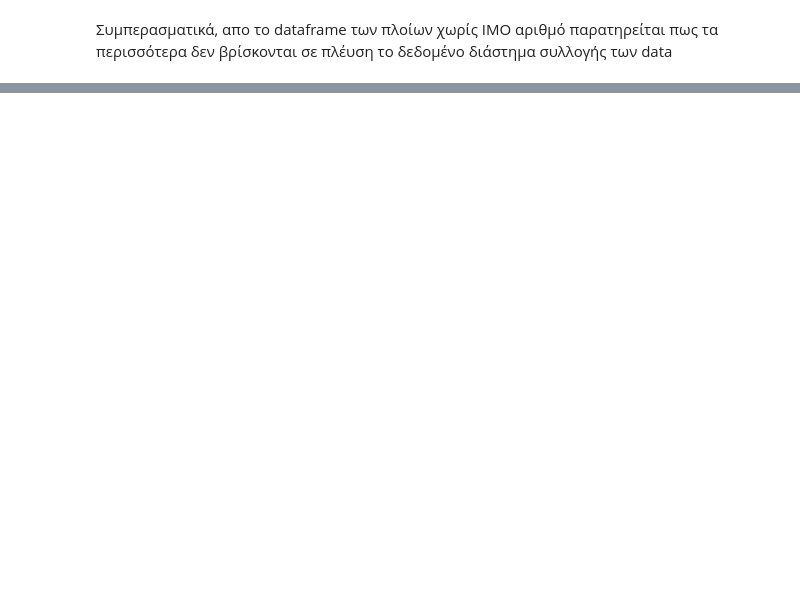
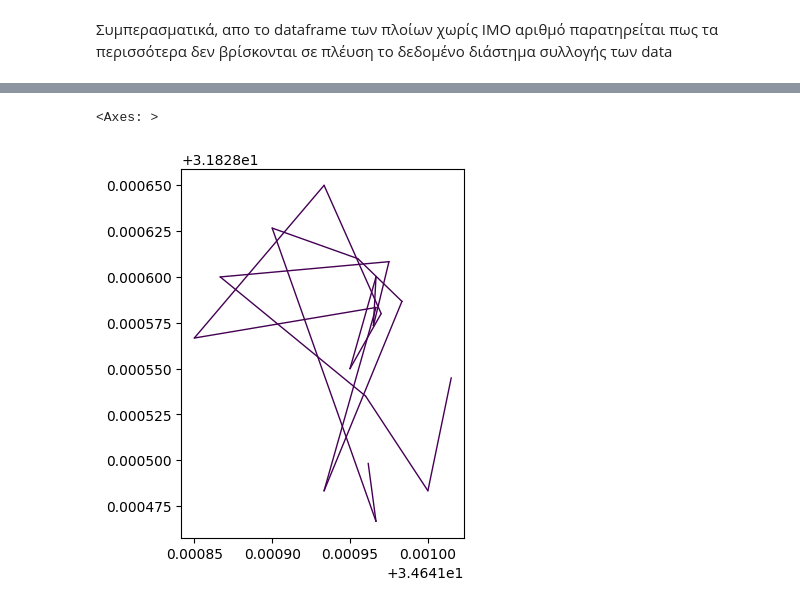
Before and after one commit to HUA-Applied-EFP01/data-analysis-233, a Jupyter notebook: data_analysis.ipynb, the cells around one changed output, grey strips where cells are left out. Drawn from its saved outputs; the diff is of its cells as text; code cells hidden in the pictures; blank space fills up the shorter version.

Commit message:
Tranjectories DEBBIE

```diff
--- a/data_analysis.ipynb
+++ b/data_analysis.ipynb
@@ -398,0 +416,4 @@ fig.show()
+# %%
+# Return a dataframe with only the data we need in order to plot trajectories
+ship_data = geo_raw_ship_data[['time_utc','ShipName','MMSI','geometry']]
+ship_data.head()
@@ -398,0 +427,5 @@ fig.show()
+# %%
+# Get vessel "Debbie" wich has the most records
+ship_name_value="DEBBIE"
+results = ship_data[ship_data["ShipName"] == ship_name_value]
+print(results.head())
@@ -398,0 +439,8 @@ fig.show()
+# %%
+traj_collection = mpd.TrajectoryCollection(results, 'MMSI', t='time_utc', min_length=100)
+# %%
+traj_collection = mpd.MinTimeDeltaGeneralizer(traj_collection).generalize(tolerance=timedelta(minutes=1))
+traj_collection.plot(column='MMSI', linewidth=1, capstyle='round')
+# %% [output]
+<Axes: >
+[figure, added]
```
Also changed, not shown: parts of 8 cells of this notebook.
